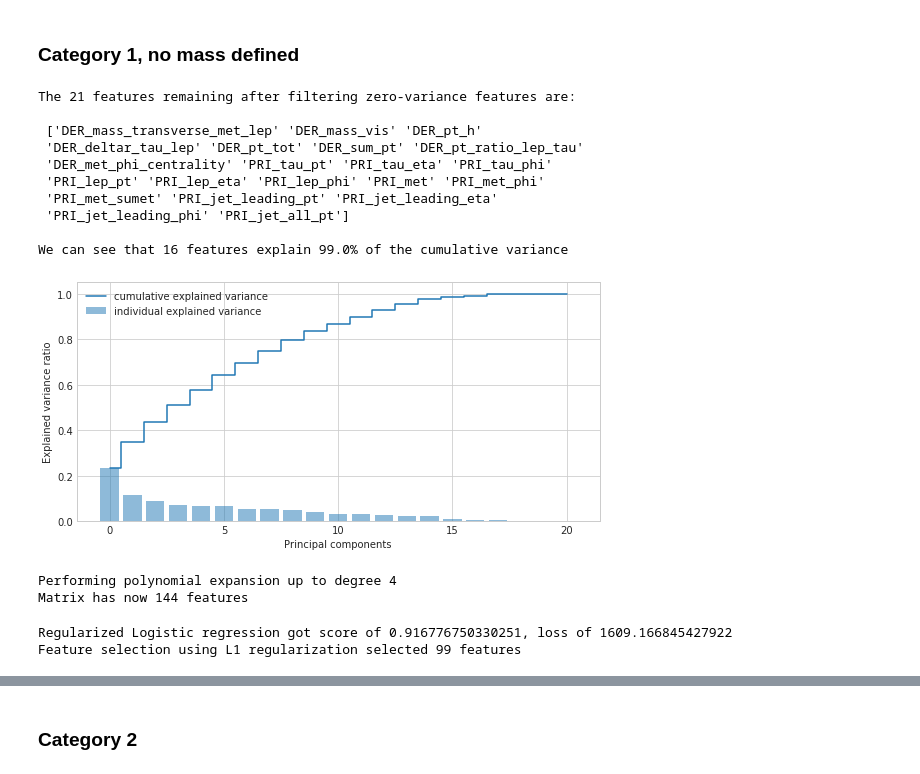
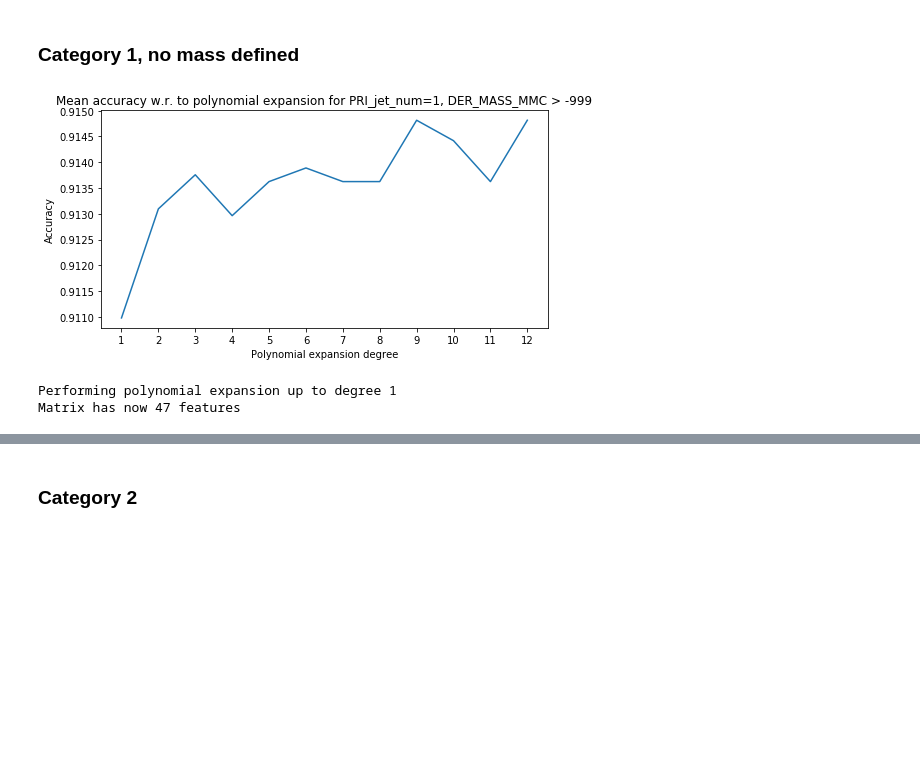
Before and after one commit to ehoelzl/ML_course, a Jupyter notebook: projects/project1/scripts/project1.ipynb, the cells around one changed output, grey strips where cells are left out. Drawn from its saved outputs; the diff is of its cells as text; code cells hidden in the pictures; blank space fills up the shorter version.

```diff
--- a/projects/project1/scripts/project1.ipynb
+++ b/projects/project1/scripts/project1.ipynb
@@ -244,30 +202,12 @@ Regularized Logistic regression got score of 0.7746820974424918, loss of 30123.5
 # %% [markdown]
 ### Category 1, no mass defined
-# %%
-tX_1_nm, matrix_1_nm = perform_pca(tX_1_nm, headers, pca_threshold, True, None, print_=True)
-# %% [output]
-The 21 features remaining after filtering zero-variance features are:
-
- ['DER_mass_transverse_met_lep' 'DER_mass_vis' 'DER_pt_h'
- 'DER_deltar_tau_lep' 'DER_pt_tot' 'DER_sum_pt' 'DER_pt_ratio_lep_tau'
- 'DER_met_phi_centrality' 'PRI_tau_pt' 'PRI_tau_eta' 'PRI_tau_phi'
- 'PRI_lep_pt' 'PRI_lep_eta' 'PRI_lep_phi' 'PRI_met' 'PRI_met_phi'
- 'PRI_met_sumet' 'PRI_jet_leading_pt' 'PRI_jet_leading_eta'
- 'PRI_jet_leading_phi' 'PRI_jet_all_pt']
-
-We can see that 16 features explain 99.0% of the cumulative variance
-[figure, removed]
 # %%
-cross_validate_degrees(tX_1_nm, y_1_nm, 1e-5, 0, np.arange(1, 10), 4, "Mean accuracy and Loss w.r. to polynomial expansion for PRI_jet_num=1, DER_MASS_MMC == -999")
+cross_validate_degrees(tX_1_nm, y_1_nm, 1e-2, np.arange(1, 13), 4, "Mean accuracy w.r. to polynomial expansion for PRI_jet_num=1, DER_MASS_MMC > -999")
+# %% [output]
+[figure, added]
 # %%
-degree_1_nm = 4
-train_ratio = 0.9
-tX_1_nm_exp = expand_features(tX_1_nm, degree_1_nm, print_=True)
+degree_1_nm = 1
+tX_1_nm_exp = expand_features(tX_1_nm, degree_1_nm)
 # %% [output]
-Performing polynomial expansion up to degree 4
-Matrix has now 144 features
+Performing polynomial expansion up to degree 1
+Matrix has now 47 features
-# %%
-selected_cols_1_nm = select_features(tX_1_nm_exp, y_1_nm, train_ratio, 1000, 1e-5, 1)
-# %% [output]
-Regularized Logistic regression got score of 0.916776750330251, loss of 1609.166845427922
-Feature selection using L1 regularization selected 99 features
```
Also changed, not shown: parts of 52 cells of this notebook, 4 other files.
